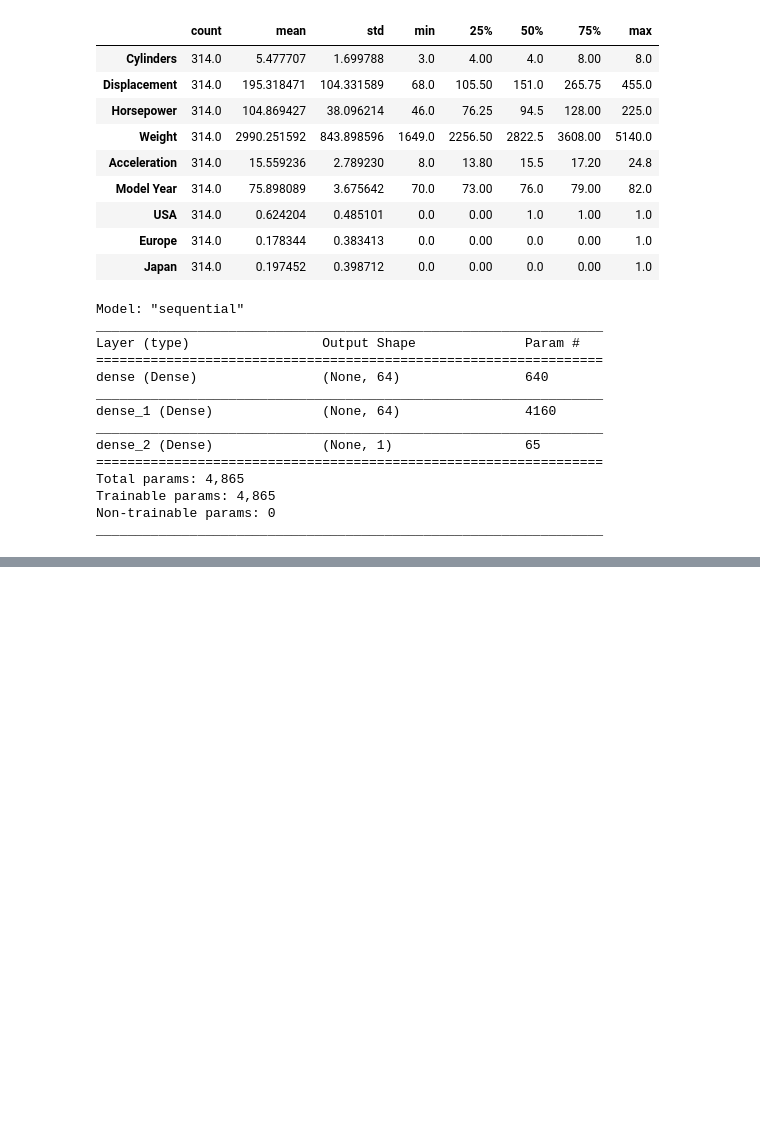
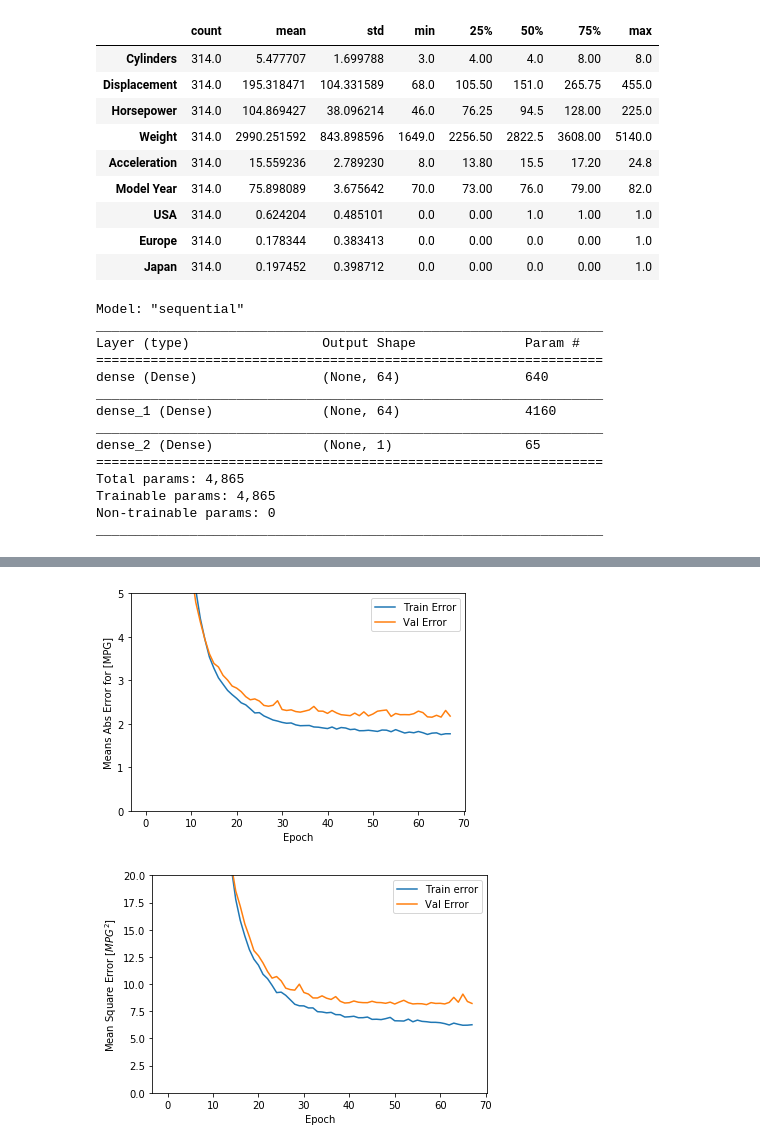
Before and after one commit to CasCard/Machine-Learning-Project, a Jupyter notebook: Predict_fuel_efficiency.ipynb, the cells around one changed output, grey strips where cells are left out. Drawn from its saved outputs; the diff is of its cells as text; code cells hidden in the pictures; blank space fills up the shorter version.

```diff
--- a/Predict_fuel_efficiency.ipynb
+++ b/Predict_fuel_efficiency.ipynb
@@ -159,0 +253,5 @@ _________________________________________________________________
+# %%
+plot_history(history)
+# %% [output]
+[figure, added]
+[figure, added]
```
Also changed, not shown: parts of 10 cells of this notebook.
